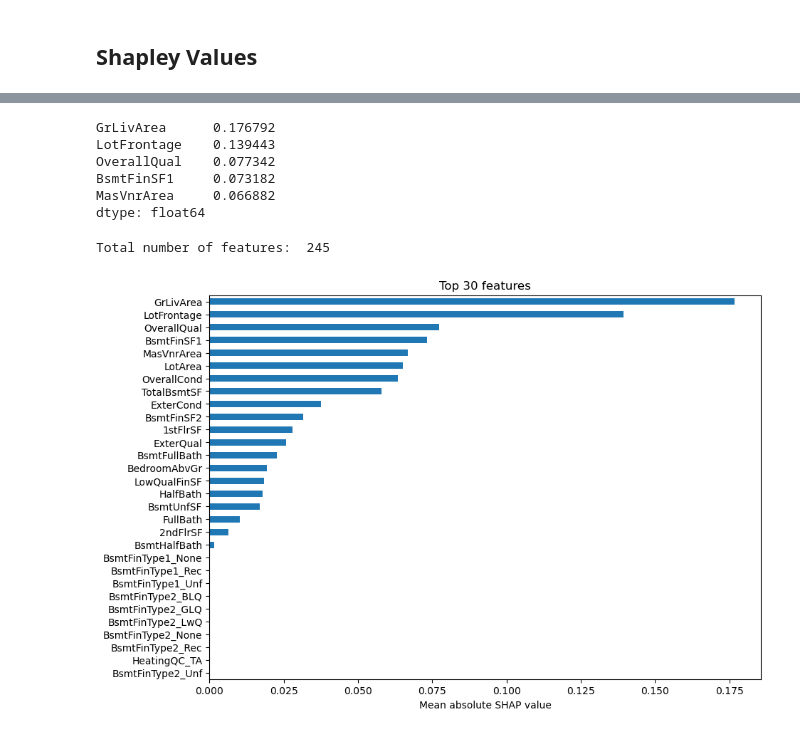
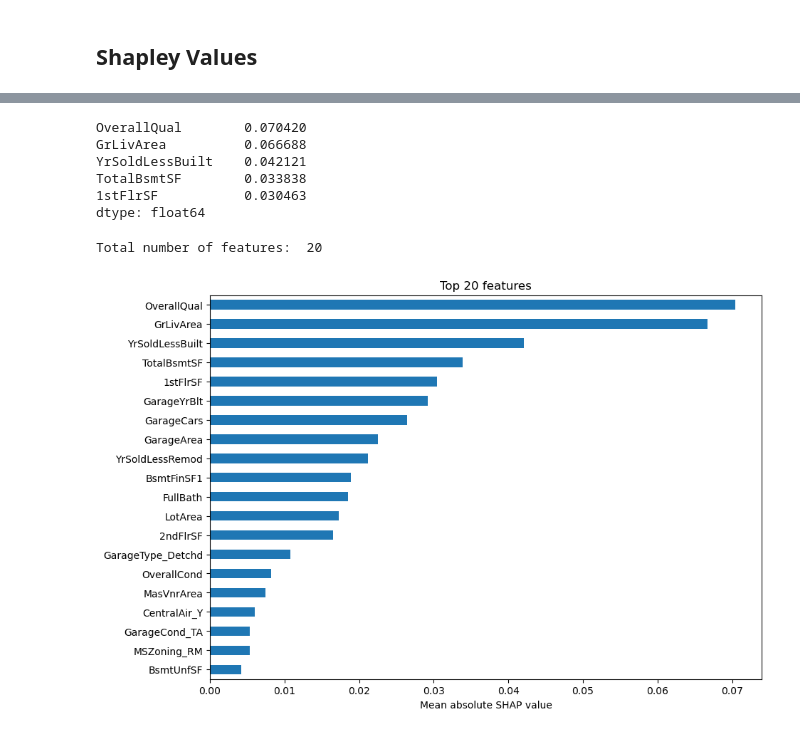
Before and after one commit to bassoonelephant/ames, a Jupyter notebook: ames-model-rf.ipynb, the cells around one changed output, grey strips where cells are left out. Drawn from its saved outputs; the diff is of its cells as text; code cells hidden in the pictures.

```diff
--- a/ames-model-rf.ipynb
+++ b/ames-model-rf.ipynb
@@ -308,9 +308,9 @@ plt.show()
 # %%
 # Compute the SHAP values
 explainer = shap.TreeExplainer(rf_best_top_20)
-shap_values = explainer.shap_values(X_train)
+shap_values = explainer.shap_values(X_train_top_20)
 # %%
 # Summarize the SHAP values in a DataFrame
-shap_df = pd.DataFrame(shap_values, columns=X_train.columns)
+shap_df = pd.DataFrame(shap_values, columns=X_train_top_20.columns)
 shap_df
 # %% [output]
@@ -334,23 +334,23 @@ mean_shap_values = np.abs(shap_df).mean().sort_values(ascending=False)
 # Print the top 5 features
 print(mean_shap_values.head(5))
 # %% [output]
-GrLivArea      0.176792
-LotFrontage    0.139443
-OverallQual    0.077342
-BsmtFinSF1     0.073182
-MasVnrArea     0.066882
+OverallQual        0.070420
+GrLivArea          0.066688
+YrSoldLessBuilt    0.042121
+TotalBsmtSF        0.033838
+1stFlrSF           0.030463
 dtype: float64
 # %%
 # Print total number of features
 print("Total number of features: ", len(mean_shap_values))
 # %% [output]
-Total number of features:  245
+Total number of features:  20
 # %%
-# Plot the top 30 features
-mean_shap_values.head(30).plot(kind='barh', figsize=(10, 7))
+# Plot the top 20 features
+mean_shap_values.head(20).plot(kind='barh', figsize=(10, 7))
 plt.xlabel('Mean absolute SHAP value')
-plt.title('Top 30 features')
+plt.title('Top 20 features')
 plt.gca().invert_yaxis()
 plt.show()
 # %% [output]
-[figure, old version]
+[figure, new version]
```
Also changed, not shown: parts of 1 cell of this notebook.
